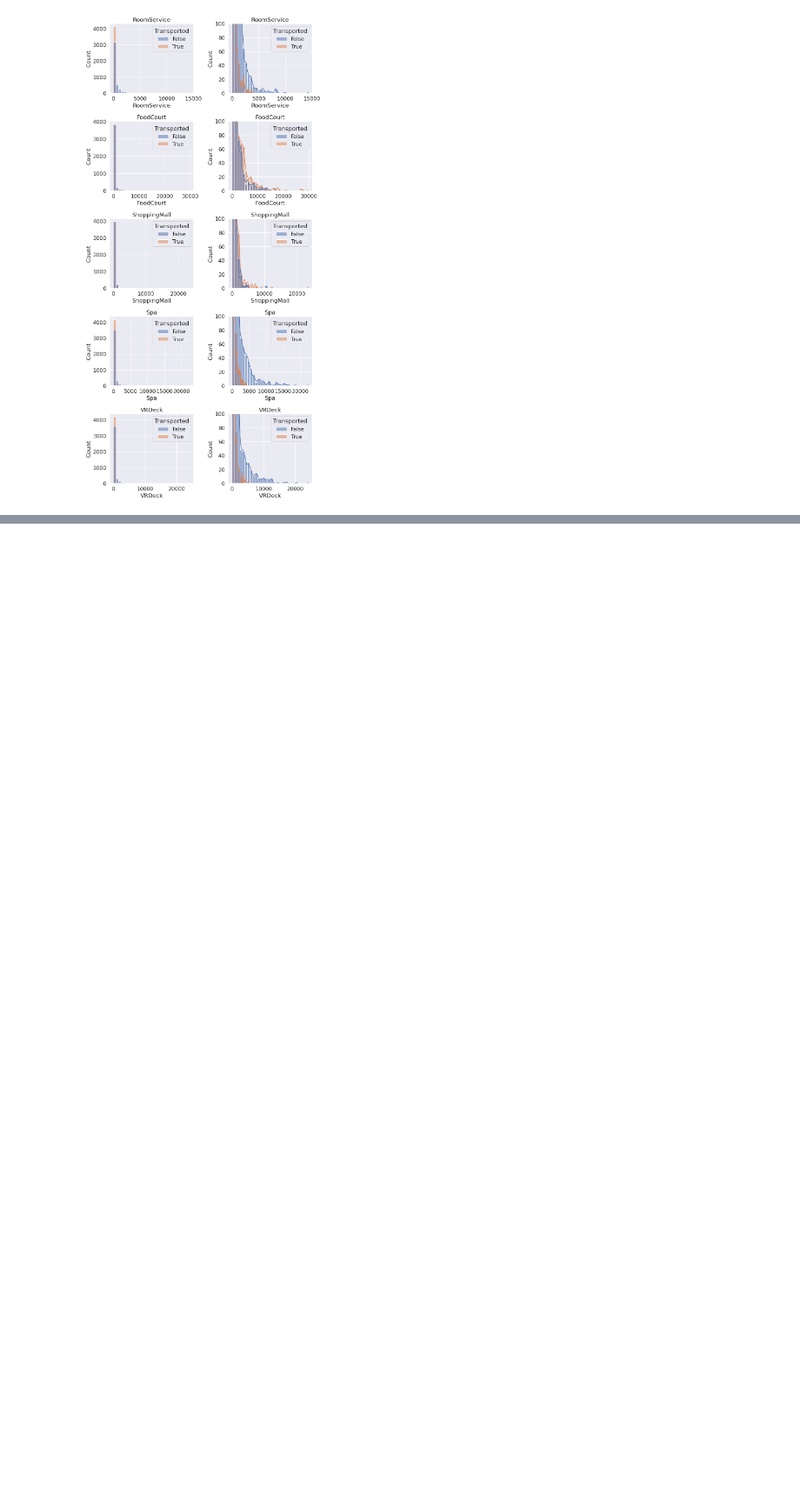
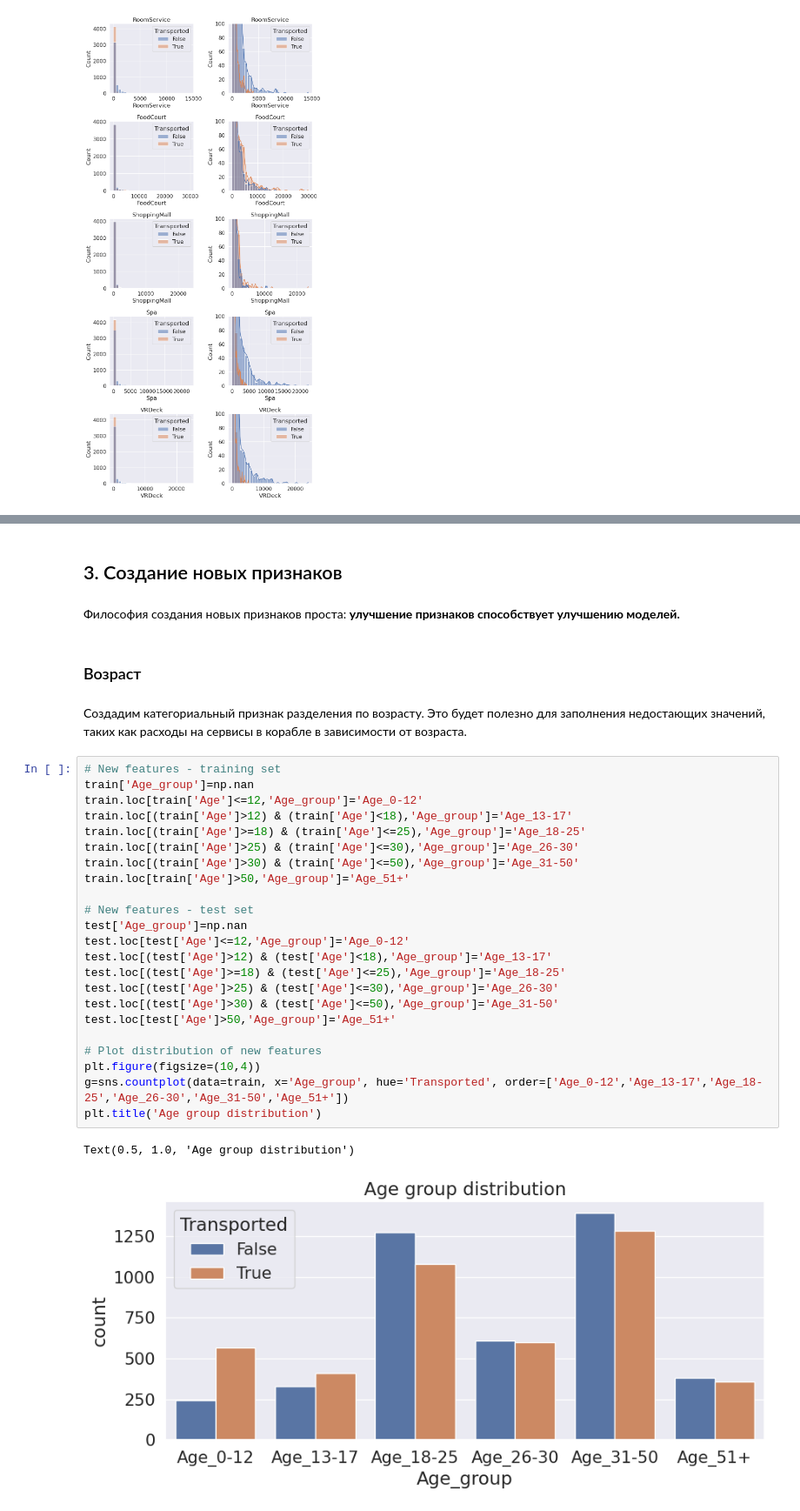
Before and after one commit to juliana-zh/ML, a Jupyter notebook: Spaceship_Titanic.ipynb, the cells around one changed output, grey strips where cells are left out. Shown: that part at 87% size. Saved outputs shown, nothing was run; the diff lists cells and outputs as text; blank space fills up the shorter version.

```diff
--- a/Spaceship_Titanic.ipynb
+++ b/Spaceship_Titanic.ipynb
@@ -320,0 +374,34 @@ plt.show()
+# %% [markdown]
+## 3. Создание новых признаков
+# %% [markdown]
+Философия создания новых признаков проста: **улучшение признаков способствует улучшению моделей.**
+# %% [markdown]
+### Возраст
+# %% [markdown]
+Создадим категориальный признак разделения по возрасту. Это будет полезно для заполнения недостающих значений, таких как расходы на сервисы в корабле в зависимости от возраста.
+# %%
+# New features - training set
+train['Age_group']=np.nan
+train.loc[train['Age']<=12,'Age_group']='Age_0-12'
+train.loc[(train['Age']>12) & (train['Age']<18),'Age_group']='Age_13-17'
+train.loc[(train['Age']>=18) & (train['Age']<=25),'Age_group']='Age_18-25'
+train.loc[(train['Age']>25) & (train['Age']<=30),'Age_group']='Age_26-30'
+train.loc[(train['Age']>30) & (train['Age']<=50),'Age_group']='Age_31-50'
+train.loc[train['Age']>50,'Age_group']='Age_51+'
+
+# New features - test set
+test['Age_group']=np.nan
+test.loc[test['Age']<=12,'Age_group']='Age_0-12'
+test.loc[(test['Age']>12) & (test['Age']<18),'Age_group']='Age_13-17'
+test.loc[(test['Age']>=18) & (test['Age']<=25),'Age_group']='Age_18-25'
+test.loc[(test['Age']>25) & (test['Age']<=30),'Age_group']='Age_26-30'
+test.loc[(test['Age']>30) & (test['Age']<=50),'Age_group']='Age_31-50'
+test.loc[test['Age']>50,'Age_group']='Age_51+'
+
+# Plot distribution of new features
+plt.figure(figsize=(10,4))
+g=sns.countplot(data=train, x='Age_group', hue='Transported', order=['Age_0-12','Age_13-17','Age_18-25','Age_26-30','Age_31-50','Age_51+'])
+plt.title('Age group distribution')
+# %% [output]
+Text(0.5, 1.0, 'Age group distribution')
+[figure, added]
```
Also changed, not shown: parts of 11 cells of this notebook.
